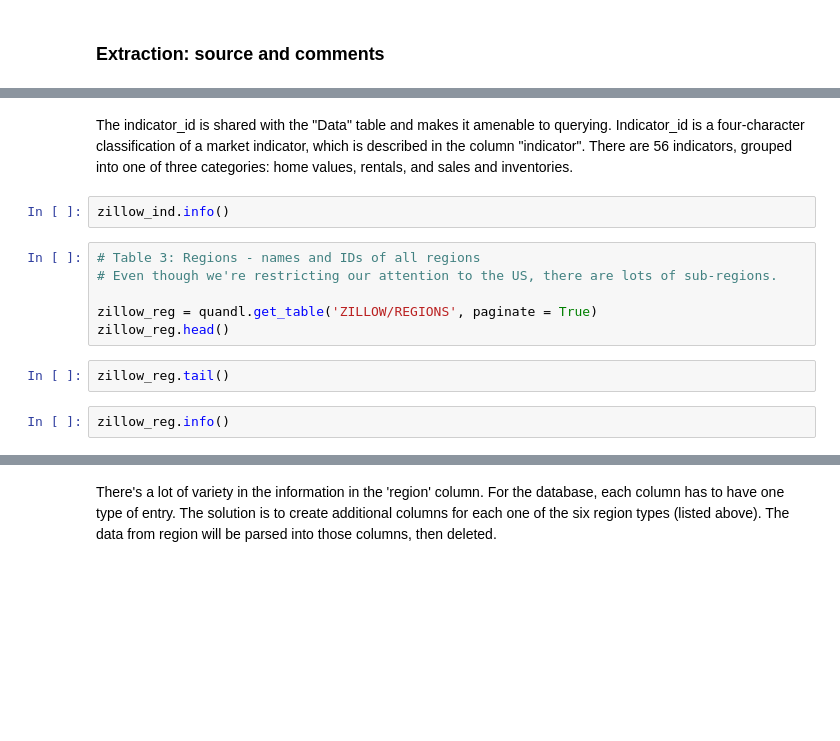
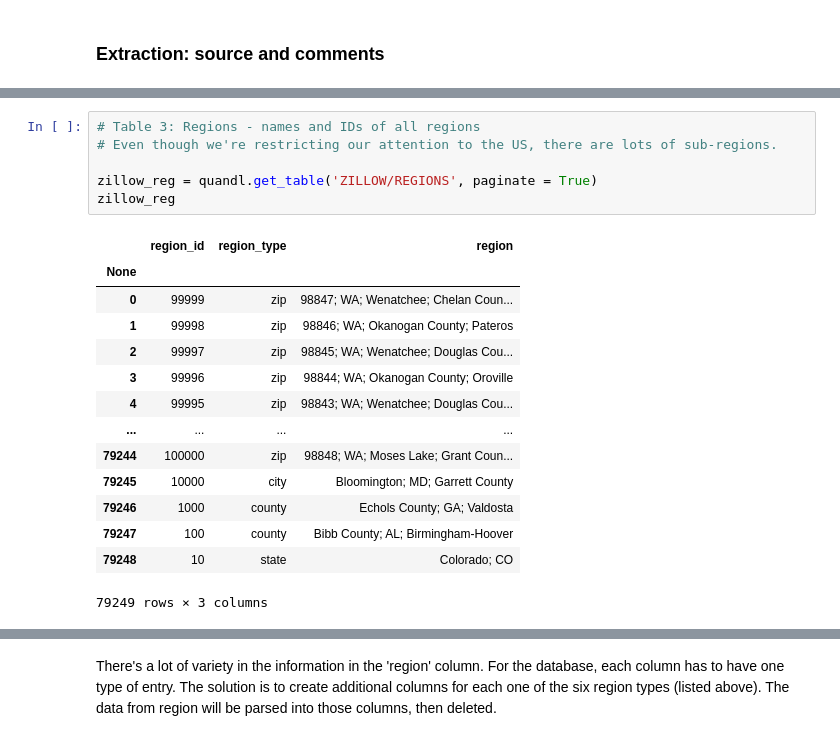
Before and after one commit to lilla-b/PROJECT_2, a Jupyter notebook: Project_2_ETL.ipynb, the cells around one changed output, grey strips where cells are left out. Drawn from its saved outputs; the diff is of its cells as text; blank space fills up the shorter version.

```diff
--- a/Project_2_ETL.ipynb
+++ b/Project_2_ETL.ipynb
@@ -59,16 +60,23 @@ zillow_ind.head()
-# %% [markdown]
-The indicator_id is shared with the "Data" table and makes it amenable to querying. Indicator_id is a four-character classification of a market indicator, which is described in the column "indicator". There are 56 indicators, grouped into one of three categories: home values, rentals, and sales and inventories.
-# %%
-zillow_ind.info()
 # %%
 # Table 3: Regions - names and IDs of all regions
 # Even though we're restricting our attention to the US, there are lots of sub-regions.
 
 zillow_reg = quandl.get_table('ZILLOW/REGIONS', paginate = True)
-zillow_reg.head()
+zillow_reg
+# %% [output]
+|  | region_id | region_type | region |
+| None |  |  |  |
+| 0 | 99999 | zip | 98847; WA; Wenatchee; Chelan Coun... |
+| 1 | 99998 | zip | 98846; WA; Okanogan County; Pateros |
+| 2 | 99997 | zip | 98845; WA; Wenatchee; Douglas Cou... |
+| 3 | 99996 | zip | 98844; WA; Okanogan County; Oroville |
+| 4 | 99995 | zip | 98843; WA; Wenatchee; Douglas Cou... |
+| ... | ... | ... | ... |
+| 79244 | 100000 | zip | 98848; WA; Moses Lake; Grant Coun... |
+| 79245 | 10000 | city | Bloomington; MD; Garrett County |
+| 79246 | 1000 | county | Echols County; GA; Valdosta |
+| 79247 | 100 | county | Bibb County; AL; Birmingham-Hoover |
+| 79248 | 10 | state | Colorado; CO |
+79249 rows × 3 columns
-# %%
-zillow_reg.tail()
-# %%
-zillow_reg.info()
 # %%
 list(zillow_reg['region_type'].unique())
```
Also changed, not shown: parts of 30 cells of this notebook.
